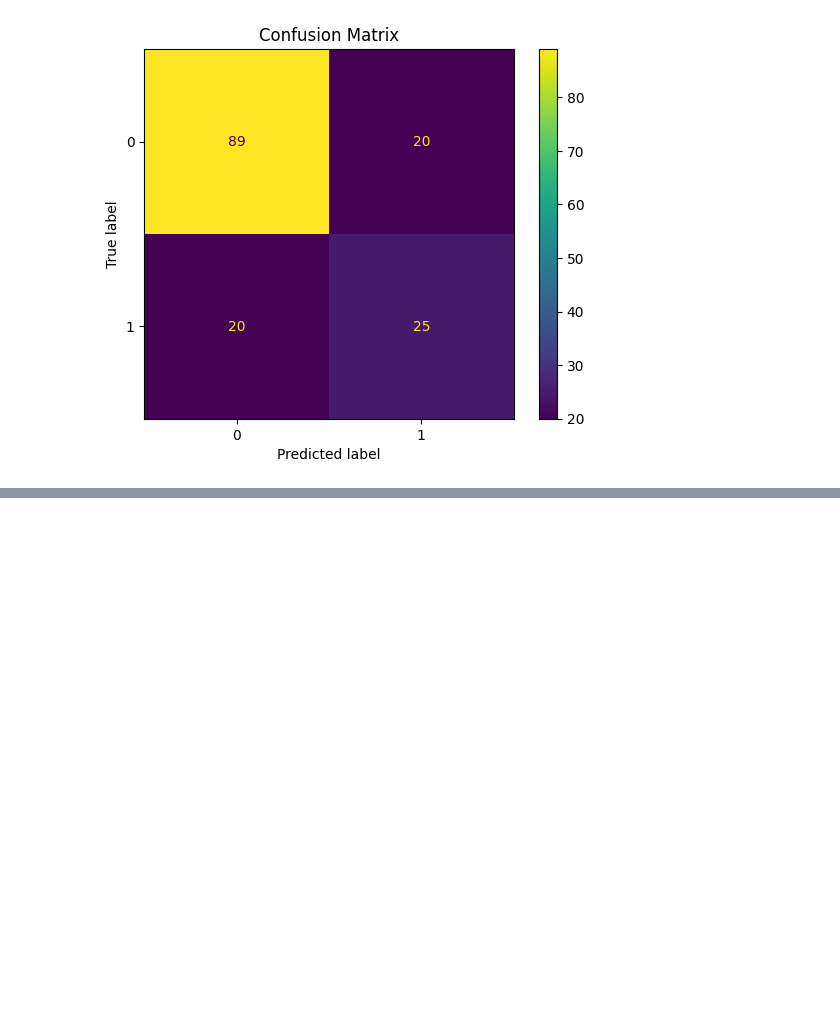
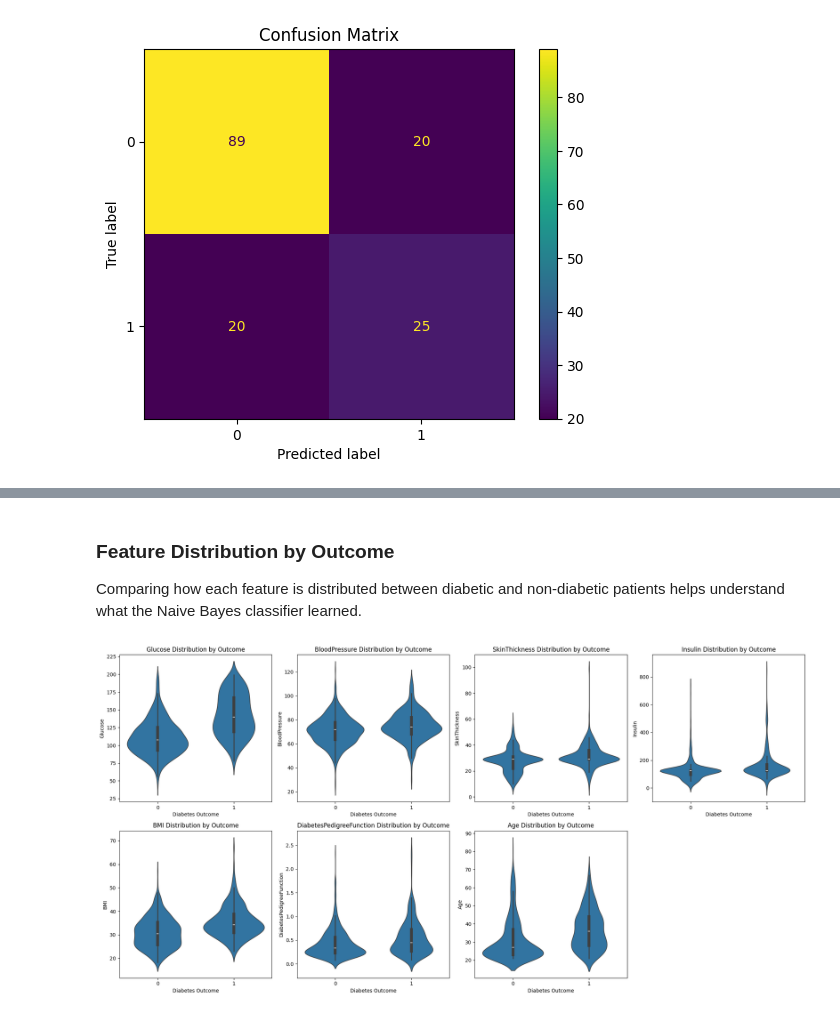
Before and after one commit to Sidsol/AI240, a Jupyter notebook: Week7/Jonah_Martinez_Naive_Bayes_Classifier_Diabetes.ipynb, the cells around one changed output, grey strips where cells are left out. Drawn from its saved outputs; the diff is of its cells as text; code cells hidden in the pictures; blank space fills up the shorter version.

```diff
--- a/Week7/Jonah_Martinez_Naive_Bayes_Classifier_Diabetes.ipynb
+++ b/Week7/Jonah_Martinez_Naive_Bayes_Classifier_Diabetes.ipynb
@@ -237,0 +269,23 @@ plt.show()
+# %% [markdown]
+### Feature Distribution by Outcome
+
+Comparing how each feature is distributed between diabetic and non-diabetic patients helps understand what the Naive Bayes classifier learned.
+# %%
+# Feature distribution by outcome
+feature_cols = ['Glucose', 'BloodPressure', 'SkinThickness', 'Insulin', 'BMI', 'DiabetesPedigreeFunction', 'Age']
+
+fig, axes = plt.subplots(2, 4, figsize=(20, 10))
+axes = axes.ravel()
+
+for idx, feature in enumerate(feature_cols):
+    # Create violin plot for each feature
+    sns.violinplot(data=diabetes_data, x='Outcome', y=feature, ax=axes[idx])
+    axes[idx].set_title(f'{feature} Distribution by Outcome')
+    axes[idx].set_xlabel('Diabetes Outcome')
+
+# Remove the extra subplot
+fig.delaxes(axes[7])
+plt.tight_layout()
+plt.show()
+# %% [output]
+[figure, added]
```
Also changed, not shown: parts of 10 cells of this notebook, 2 other files.
